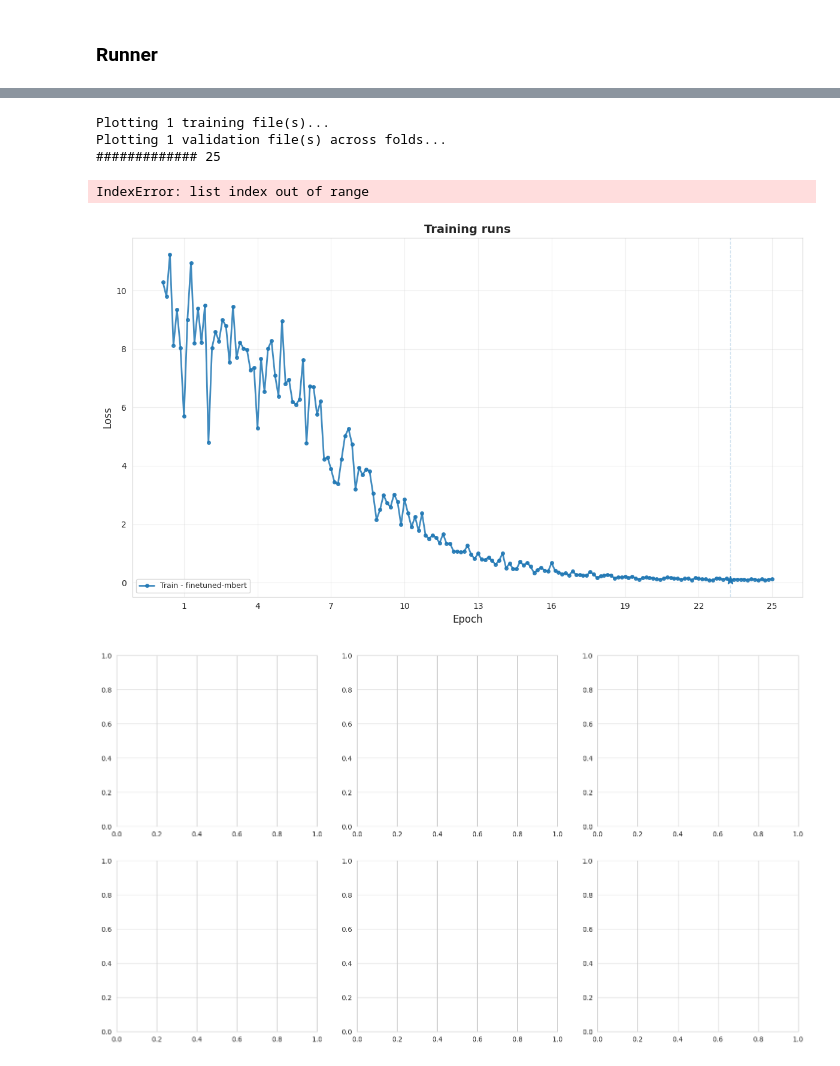
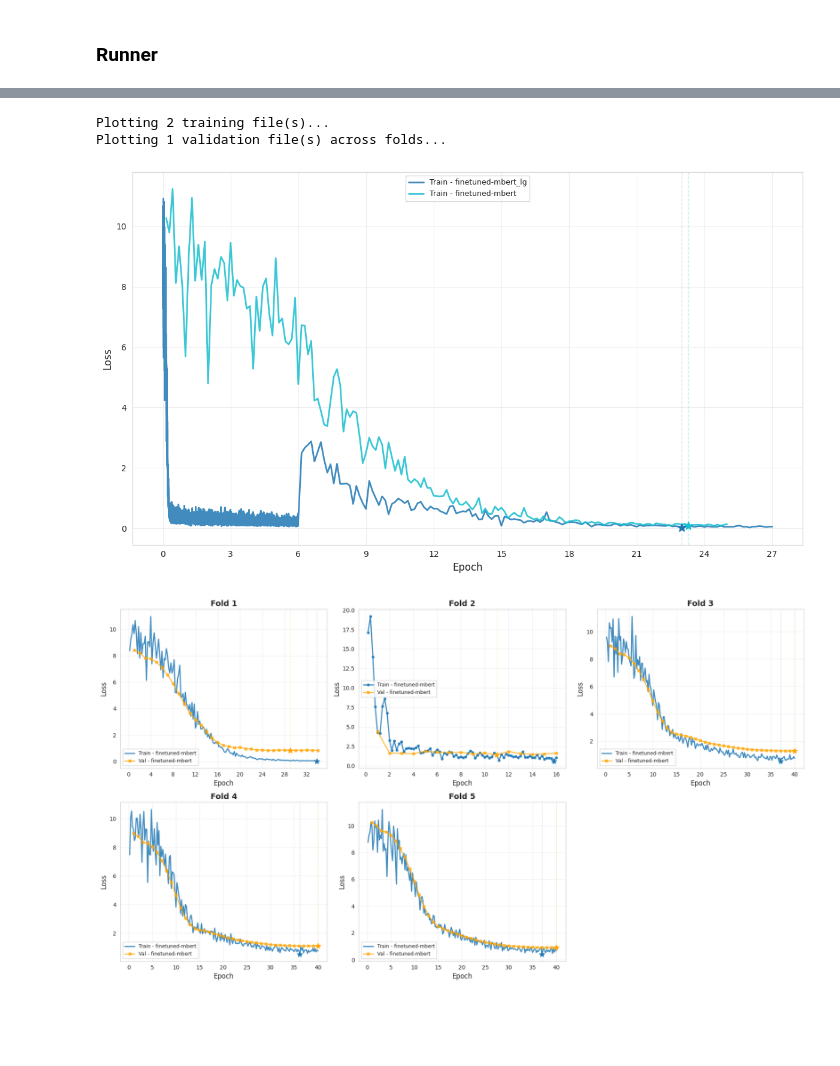
Before and after one commit to itzTerra/vis-desc, a Jupyter notebook: modules/lab/src/models/encoder/training_visualization.ipynb, the cells around one changed output, grey strips where cells are left out. Drawn from its saved outputs; the diff is of its cells as text; code cells hidden in the pictures; blank space fills up the shorter version.

```diff
--- a/modules/lab/src/models/encoder/training_visualization.ipynb
+++ b/modules/lab/src/models/encoder/training_visualization.ipynb
@@ -414,13 +486,23 @@ def vis_all_models_plots(models, dataset="test"):
     base_slot_width = total_cluster_width / n_bases if n_bases else 0.0
     base_slot_margin_factor = 0.15
 
+    # Calculate max variants for consistent bar width
+    max_variants = 0
+    for base in ordered_bases:
+        max_variants = max(max_variants, len(base_to_models[base]))
+    if max_variants == 0:
+        max_variants = 1
+
     for metric_name in ["Precision", "Recall", "F1"]:
         fig, ax = plt.subplots(figsize=(12, 6))
         for base_idx, base in enumerate(ordered_bases):
             variants = base_to_models[base]
             n_variants = len(variants)
             inner_width = base_slot_width * (1 - base_slot_margin_factor)
-            bar_width = inner_width / n_variants if n_variants else inner_width * 0.5
+
+            # Use max_variants for width calculation to keep bars consistent
+            bar_width = inner_width / max_variants
+
             base_center_offset = -total_cluster_width / 2 + base_slot_width * (
                 base_idx + 0.5
             )
@@ -429,7 +511,10 @@ def vis_all_models_plots(models, dataset="test"):
                 values = md["metrics"].get(metric_key, [])
                 values = values + [0.0] * (6 - len(values))
                 base_positions = np.arange(6) + base_center_offset
-                variant_offset_start = -inner_width / 2 + v_idx * bar_width
+
+                # Center the group of bars
+                variant_offset_start = (v_idx - (n_variants - 1) / 2) * bar_width
+
                 x_positions = base_positions + variant_offset_start
                 c = base_colors.get(base, "#888888")
                 if emb == "mbert":
@@ -500,12 +585,17 @@ def vis_all_models_plots(models, dataset="test"):
             variants = [t for t in flat_models if t[0] == base]
             n_variants = len(variants)
             inner_width = base_slot_width * (1 - base_slot_margin_factor)
-            bar_width = inner_width / n_variants if n_variants else inner_width * 0.5
+
+            # Use max_variants for width calculation
+            bar_width = inner_width / max_variants
+
             base_center_offset = -total_cluster_width / 2 + base_slot_width * (
                 base_idx + 0.5
             )
             for v_idx, (b, emb, md) in enumerate(variants):
-                variant_offset_start = -inner_width / 2 + v_idx * bar_width
+                # Center the group of bars
+                variant_offset_start = (v_idx - (n_variants - 1) / 2) * bar_width
+
                 pos = base_center_offset + variant_offset_start
                 positions.append((b, emb, md, pos, bar_width))
         return positions
@@ -769,6 +859,8 @@ def vis_all_models_tables(metrics=None, splits=None):
         .format(format_dict)
         .set_caption("Model Metrics Comparison")
     )
+
+    return df
 # %% [markdown]
 ### Runner
 # %%
@@ -1083,16 +1260,14 @@ Available metric files:
   [3] train - finetuned-mbert_train_42_2025-12-16-20-35-32.json
 # %%
 # Select metric files (train or val) by index and plot
-SELECTED_FILE_INDICES = [1, 3]  # e.g., [0, 3]
+SELECTED_FILE_INDICES = [1, 2, 3]  # e.g., [0, 3]
 selected_paths = [
     combined_files[i][1] for i in SELECTED_FILE_INDICES if 0 <= i < len(combined_files)
 ]
 
 visualize_metric_files(selected_paths)
 # %% [output]
-Plotting 1 training file(s)...
+Plotting 2 training file(s)...
 Plotting 1 validation file(s) across folds...
-############# 25
-IndexError: list index out of range
-[figure, old version]
+[figure, new version]
-[figure, old version]
+[figure, new version]
```
Also changed, not shown: parts of 7 cells of this notebook, 22 other files.
